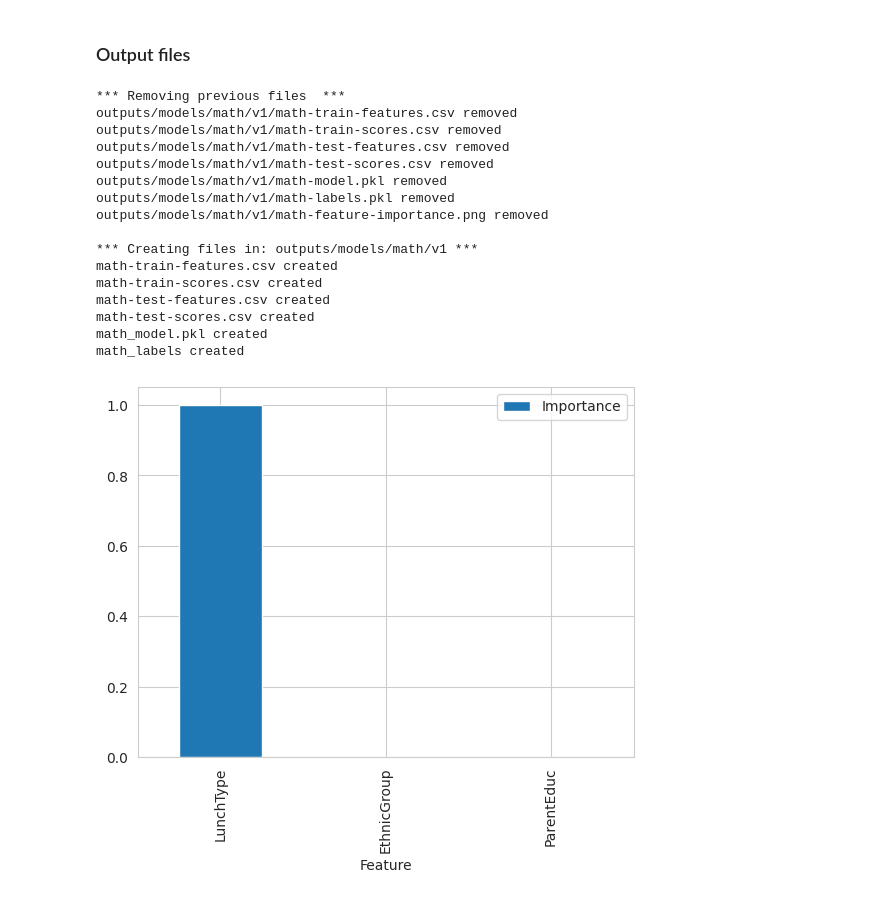
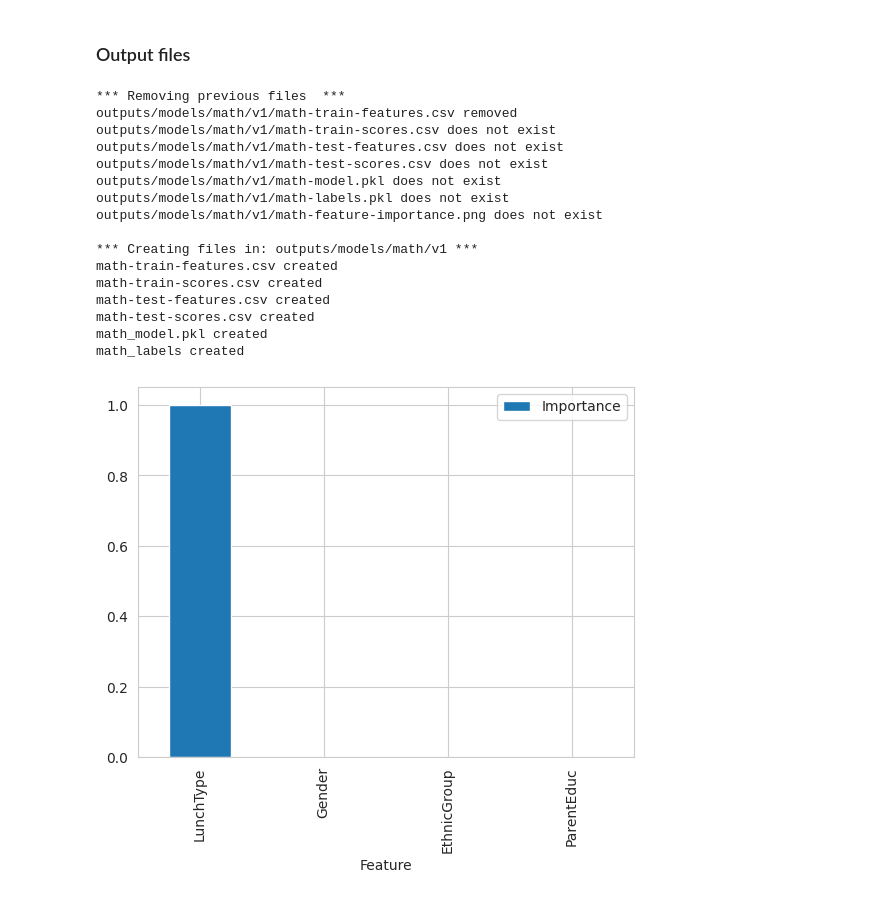
Before and after one commit to A-Hoenig/student-AI, a Jupyter notebook: jupyter_notebooks/NB_9a_final_math_model.ipynb, the cells around one changed output. Saved outputs shown, nothing was run; the diff lists cells and outputs as text; code cells hidden in the pictures.

Commit message:
fix sav files function path issue

```diff
--- a/jupyter_notebooks/NB_9a_final_math_model.ipynb
+++ b/jupyter_notebooks/NB_9a_final_math_model.ipynb
@@ -120,8 +120,8 @@ df.head()
 nrSiblings is treated as a numerical variable. As I determined previously it has no bearing on the target variables, so I will drop it rather than convert to categorical. The other variables previously identified in the EDA as having not much impact, I will keep in, as the Feature Selection step did not suggest to eliminate any.
 # %%
 # df['NrSiblings'] = df['NrSiblings'].astype(str)
-# 'ParentMaritalStatus', 'PracticeSport','IsFirstChild','NrSiblings','WklyStudyHours'
-df_math = df.drop(['ReadingScore', 'WritingScore','Gender', 'TestPrep','NrSiblings','ParentMaritalStatus', 'PracticeSport','IsFirstChild','NrSiblings','WklyStudyHours'], axis=1)
+# 'ParentMaritalStatus', 'PracticeSport','IsFirstChild','NrSiblings','WklyStudyHours','EthnicGroup', 'Gender'
+df_math = df.drop(['ReadingScore', 'WritingScore', 'TestPrep','NrSiblings','ParentMaritalStatus', 'PracticeSport','IsFirstChild','NrSiblings','WklyStudyHours'], axis=1)
 df_math.info()
 # %% [output]
 <class 'pandas.core.frame.DataFrame'>
@@ -206,7 +207,7 @@ df_transformed.head()
 # %% [markdown]
 ### Split Data Set into Train and Test sets
 # %%
- =math_train_features, math_test_features, math_train_scores, math_test_scores train_test_split(
+ math_train_features, math_test_features, math_train_scores, math_test_scores = train_test_split(
     df_transformed.drop(['MathScore'], axis=1),
     df_transformed['MathScore'],
     test_size = 0.2,
@@ -224,7 +225,7 @@ plt.show()
 # %% [output]
 [figure]
 # %%
-feature_set = ['LunchType','EthnicGroup','ParentEduc']
+feature_set = ['LunchType','Gender','ParentEduc','EthnicGroup']
 # %%
 def PipelineOptimization(model):
     pipeline_base = ImbPipeline([
@@ -493,43 +488,43 @@ print('')
 # Save .csv files
 print(f'*** Creating files in: {file_path} ***')
 
-math_train_features.to_csv(train_features_path, index=False)
+math_train_features.to_csv(f"{file_path}/{target}-train-features.csv", index=False)
 print(f'math-train-features.csv created')
 
-math_train_scores.to_csv(train_scores_path, index=False)
+math_train_scores.to_csv(f"{file_path}/{target}-train-scores.csv", index=False)
 print(f'math-train-scores.csv created')
 
-math_test_features.to_csv(test_features_path, index=False)
+math_test_features.to_csv(f"{file_path}/{target}-test-features.csv", index=False)
 print(f'math-test-features.csv created')
 
-math_test_scores.to_csv(test_scores_path, index=False)
+math_test_scores.to_csv(f"{file_path}/{target}-test-scores.csv", index=False)
 print(f'math-test-scores.csv created')
 
 # Save .pkl model files
 joblib.dump(value=pipeline_clf_final, filename=f"{file_path}/{target}-model.pkl")
 print(f'math_model.pkl created')
 
 joblib.dump(value=label_map, filename=f"{file_path}/{target}-labels.pkl")
 print(f'math_labels created')
 
 # Save features plot image
 df_feature_importance_final.plot(kind='bar',x='Feature',y='Importance')
 plt.savefig(f'{file_path}/{target}-feature-importance.png', bbox_inches='tight')
 # %% [output]
 *** Removing previous files  ***
 outputs/models/math/v1/math-train-features.csv removed
-outputs/models/math/v1/math-train-scores.csv removed
-outputs/models/math/v1/math-test-features.csv removed
-outputs/models/math/v1/math-test-scores.csv removed
-outputs/models/math/v1/math-model.pkl removed
-outputs/models/math/v1/math-labels.pkl removed
-outputs/models/math/v1/math-feature-importance.png removed
+outputs/models/math/v1/math-train-scores.csv does not exist
+outputs/models/math/v1/math-test-features.csv does not exist
+outputs/models/math/v1/math-test-scores.csv does not exist
+outputs/models/math/v1/math-model.pkl does not exist
+outputs/models/math/v1/math-labels.pkl does not exist
+outputs/models/math/v1/math-feature-importance.png does not exist
 
 *** Creating files in: outputs/models/math/v1 ***
 math-train-features.csv created
 math-train-scores.csv created
 math-test-features.csv created
 math-test-scores.csv created
 math_model.pkl created
 math_labels created
-[figure, old version]
+[figure, new version]
```
Also changed, not shown: parts of 7 cells of this notebook, 4 other files.
